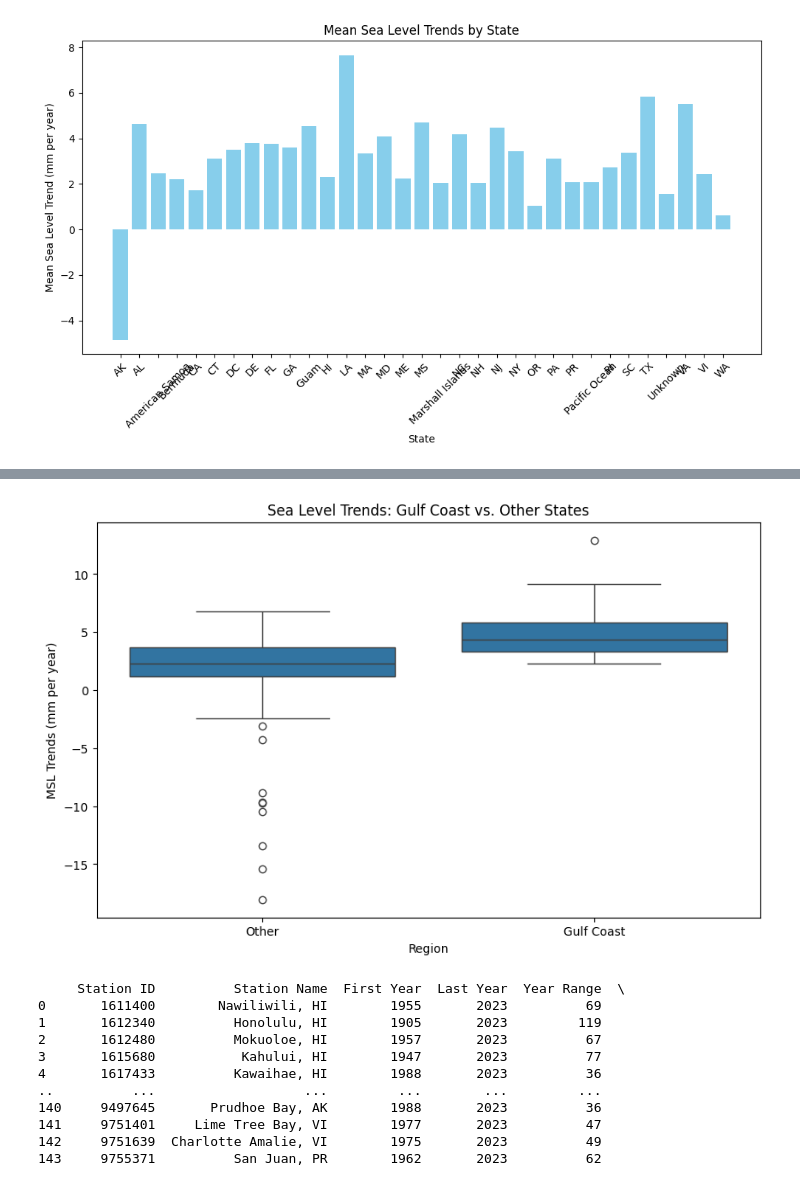
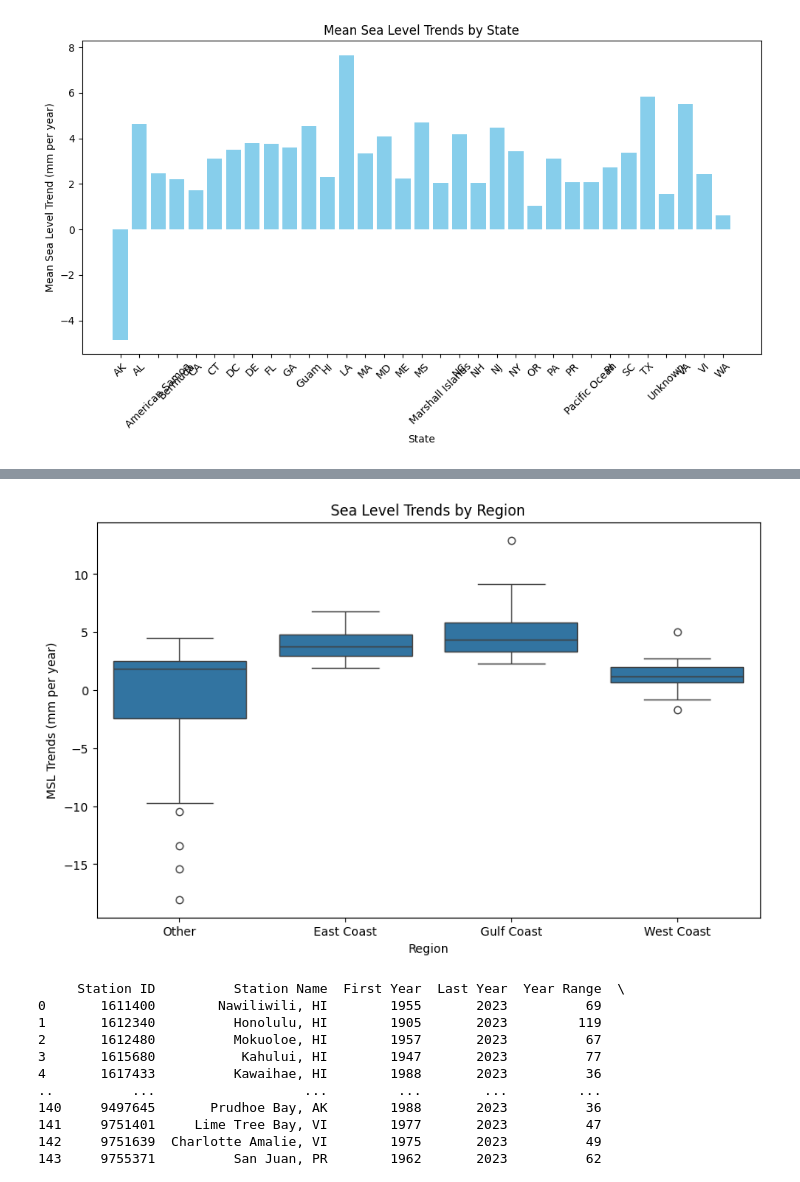
Before and after one commit to argearhart/beach, a Jupyter notebook: USStations.ipynb, the cells around one changed output, grey strips where cells are left out. Saved outputs shown, nothing was run; the diff lists cells and outputs as text; code cells hidden in the pictures.

```diff
--- a/USStations.ipynb
+++ b/USStations.ipynb
@@ -179,3 +180,10 @@ print(avg_by_state)
 30                VA              5.504444
 31                VI              2.425000
 32                WA              0.605714
+# %%
+from categorizeregion import add_region_column
+
+stations = add_region_column(stations)
+print(stations)
+
+stations.to_excel('data/usstations.xlsx', index=False)
@@ -242,16 +221,0 @@ Checks each row's 'State' column against the list of Gulf Coast states. If the s
-# %%
-def categorize_state(row):
-    # List of Gulf Coast states
-    gulf_states = ['AL', 'FL', 'LA', 'MS', 'TX']
-
-    # Check if the state is in the list of Gulf Coast states
-    if row['State'] in gulf_states:
-        return 'Gulf Coast'
-    else:
-        return 'Other'
-
-# Apply the function to the DataFrame
-stations['Region'] = stations.apply(categorize_state, axis=1)
-
-
-print(stations)
@@ -276,17 +222,17 @@ print(stations)
 # %%
 # Create the box plot
 plt.figure(figsize=(10, 6))
 sns.boxplot(x='Region', y='MSL Trends mm per yr', data=stations)
 
-plt.title('Sea Level Trends: Gulf Coast vs. Other States')
+plt.title('Sea Level Trends by Region')
 plt.xlabel('Region')
 plt.ylabel('MSL Trends (mm per year)')
 
 plt.savefig('sea_level_trends_gulf', dpi=300)
 
 plt.show()
 # %% [output]
-[figure, old version]
+[figure, new version]
 # %%
 def calculate_overall_change(row):
    overall_change = row['Year Range'] * row['MSL Trends mm per yr']
```
Also changed, not shown: parts of 10 cells of this notebook, 7 other files.
